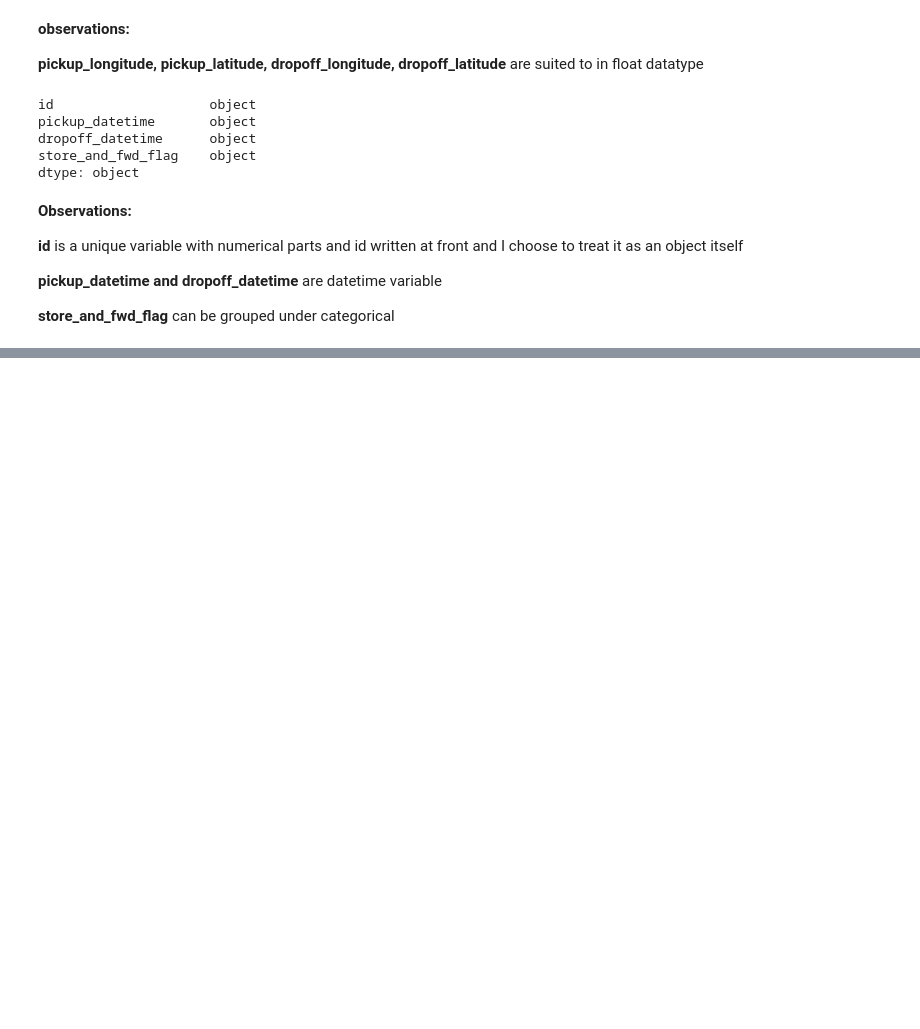
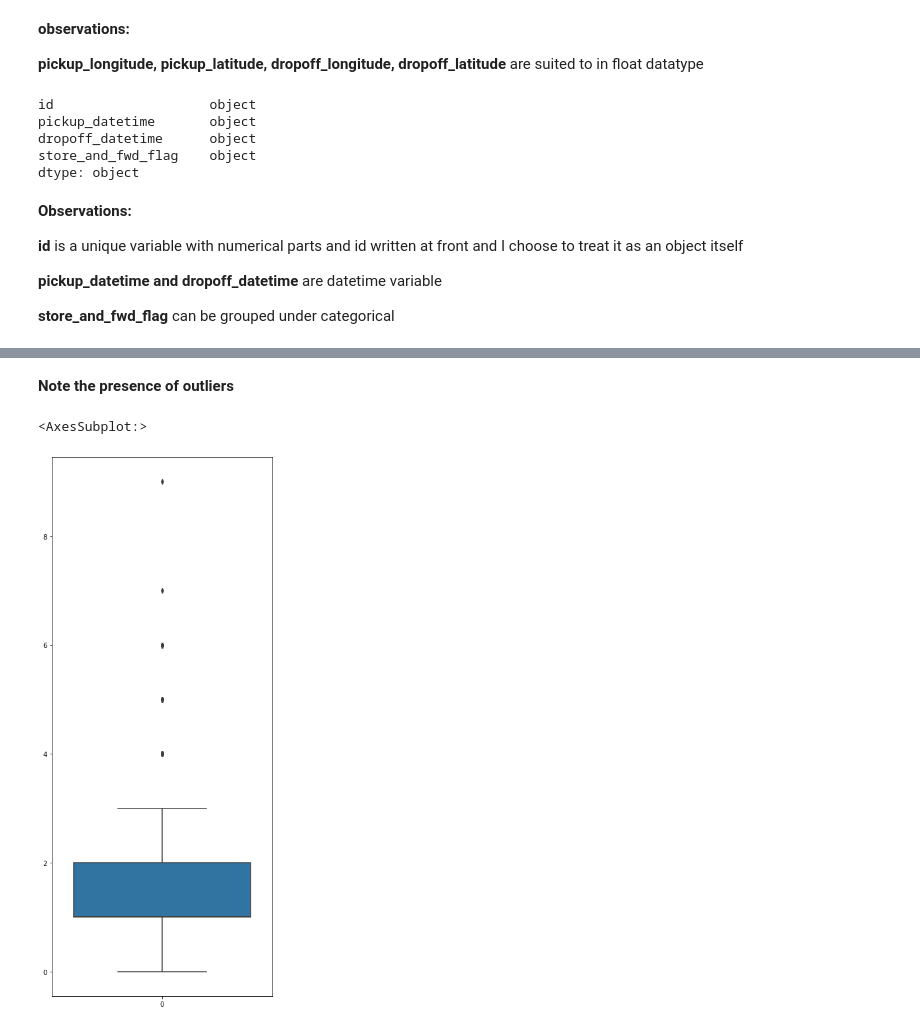
Before and after one commit to kailashsp/Exploratory-data-analysis-on-NYC-taxi-trip-duration, a Jupyter notebook: Project 2 Exploratory data analysis on NYC taxi trip duration.ipynb, the cells around one changed output, grey strips where cells are left out. Cells and saved outputs as stored; diff of their text form; code cells hidden in the pictures; blank space fills up the shorter version.

```diff
--- a/Project 2 Exploratory data analysis on NYC taxi trip duration.ipynb
+++ b/Project 2 Exploratory data analysis on NYC taxi trip duration.ipynb
@@ -253,0 +314,9 @@ data.head()
+# %% [markdown]
+**Note the presence of outliers**
+# %%
+fig = plt.figure(figsize =(6, 15))
+
+sns.boxplot(data = data["passenger_count"])
+# %% [output]
+<AxesSubplot:>
+[figure, added]
```
Also changed, not shown: parts of 95 cells of this notebook.
